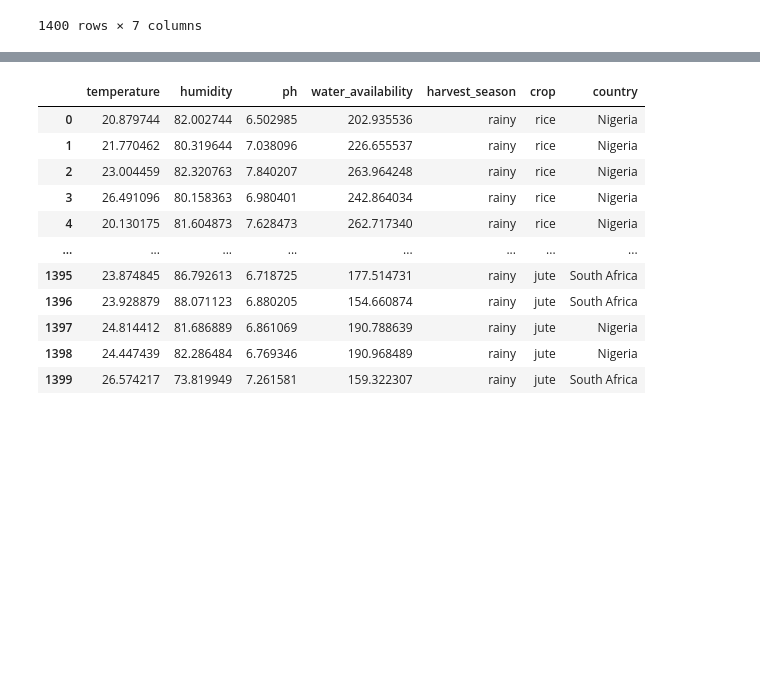
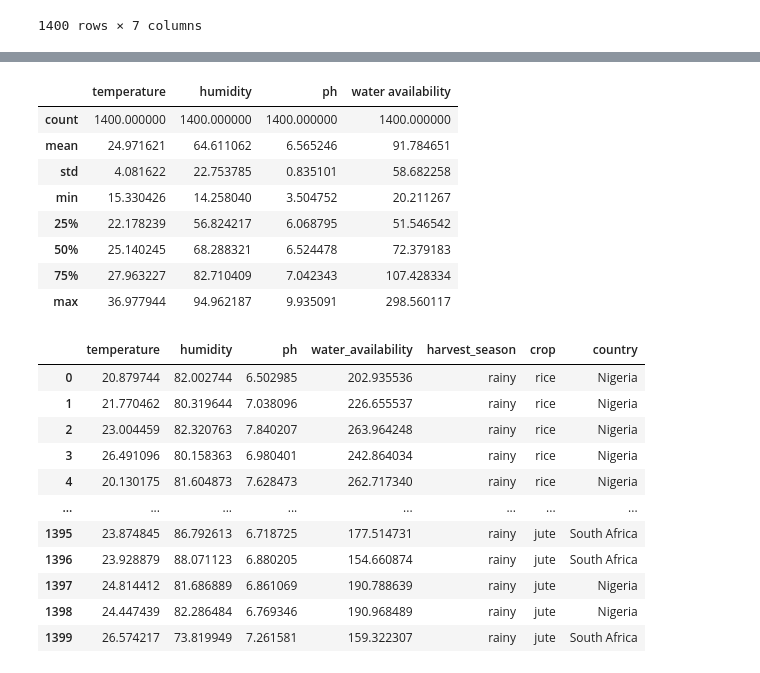
Before and after one commit to Dottie1234/Crop-season-model-deployment, a Jupyter notebook: crop season prediction.ipynb, the cells around one changed output, grey strips where cells are left out. Cells and saved outputs as stored; diff of their text form; code cells hidden in the pictures; blank space fills up the shorter version.

```diff
--- a/crop season prediction.ipynb
+++ b/crop season prediction.ipynb
@@ -136,3 +81,15 @@ data
+# %%
+data.describe()
+# %% [output]
+|  | temperature | humidity | ph | water availability |
+| count | 1400.000000 | 1400.000000 | 1400.000000 | 1400.000000 |
+| mean | 24.971621 | 64.611062 | 6.565246 | 91.784651 |
+| std | 4.081622 | 22.753785 | 0.835101 | 58.682258 |
+| min | 15.330426 | 14.258040 | 3.504752 | 20.211267 |
+| 25% | 22.178239 | 56.824217 | 6.068795 | 51.546542 |
+| 50% | 25.140245 | 68.288321 | 6.524478 | 72.379183 |
+| 75% | 27.963227 | 82.710409 | 7.042343 | 107.428334 |
+| max | 36.977944 | 94.962187 | 9.935091 | 298.560117 |
 # %%
 data.rename(columns = {'water availability': 'water_availability', 'harvest season': 'harvest_season', 'Country': 'country', 'label': 'crop'}, inplace= True)
 data
```
Also changed, not shown: parts of 24 cells of this notebook, 2 other files.
